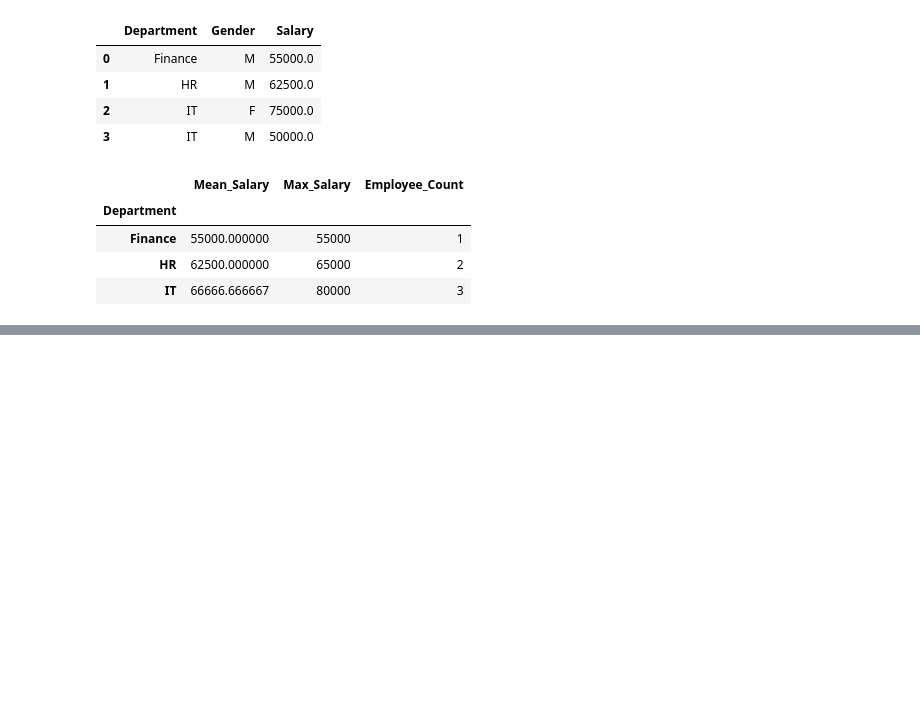
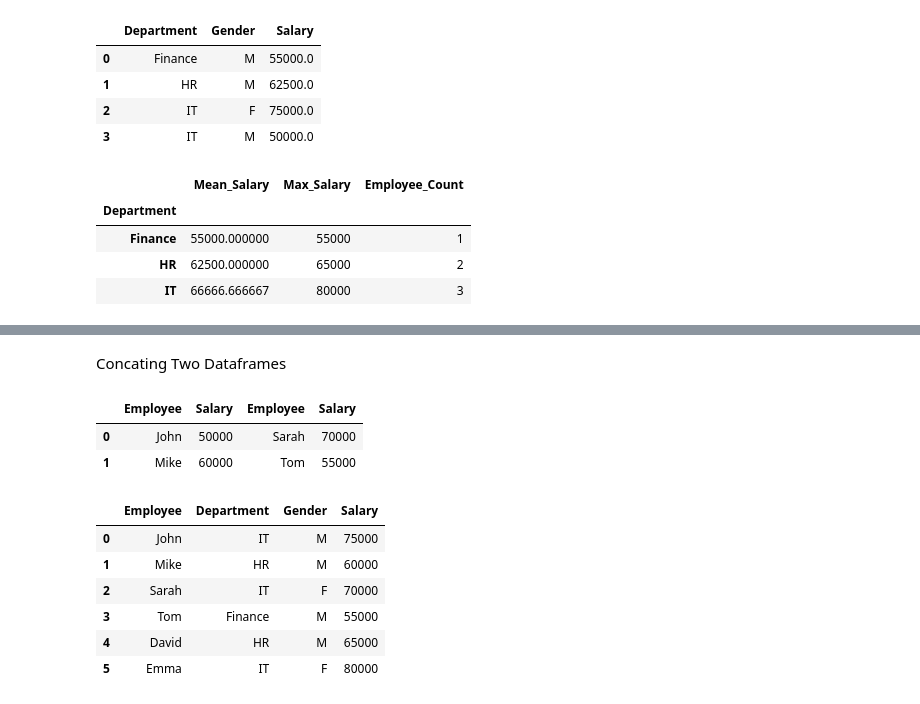
Before and after one commit to darshanshenoy06/Python_analyst, a Jupyter notebook: modules/Dummy.ipynb, the cells around one changed output, grey strips where cells are left out. Cells and saved outputs as stored; diff of their text form; code cells hidden in the pictures; blank space fills up the shorter version.

```diff
--- a/modules/Dummy.ipynb
+++ b/modules/Dummy.ipynb
@@ -430,0 +497,2 @@ gb.groupby("Department").agg(
+# %% [markdown]
+Concating Two Dataframes
@@ -430,0 +509,19 @@ gb.groupby("Department").agg(
+# %%
+pd.concat([df1,df2],
+          axis=1
+          )
+# %% [output]
+|  | Employee | Salary | Employee | Salary |
+| 0 | John | 50000 | Sarah | 70000 |
+| 1 | Mike | 60000 | Tom | 55000 |
+# %%
+gb.loc[0,'Salary'] = 75000
+gb
+# %% [output]
+|  | Employee | Department | Gender | Salary |
+| 0 | John | IT | M | 75000 |
+| 1 | Mike | HR | M | 60000 |
+| 2 | Sarah | IT | F | 70000 |
+| 3 | Tom | Finance | M | 55000 |
+| 4 | David | HR | M | 65000 |
+| 5 | Emma | IT | F | 80000 |
```
Also changed, not shown: parts of 10 cells of this notebook.
